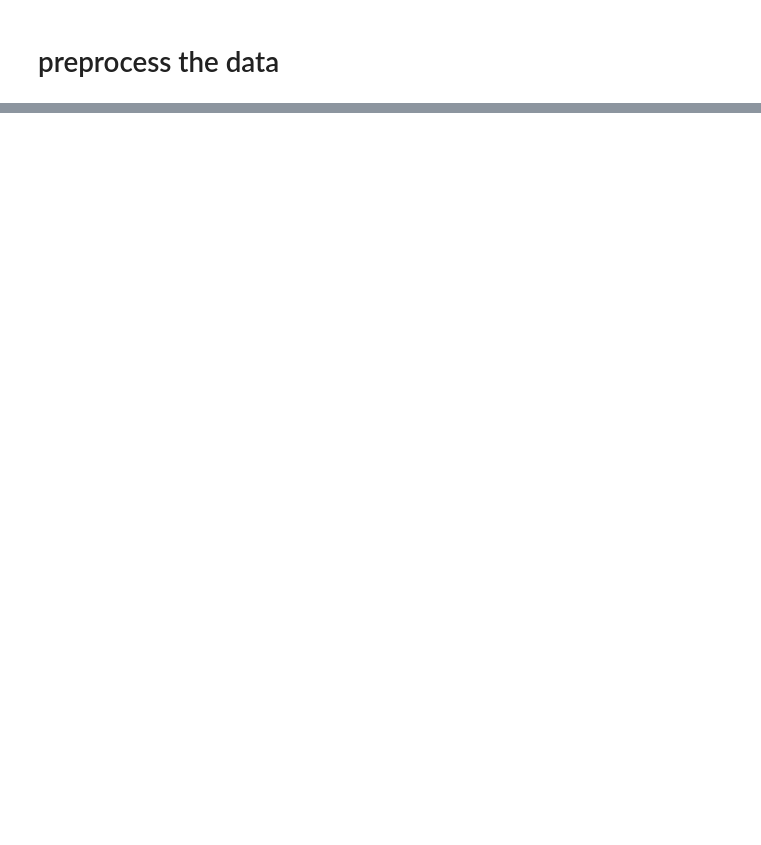
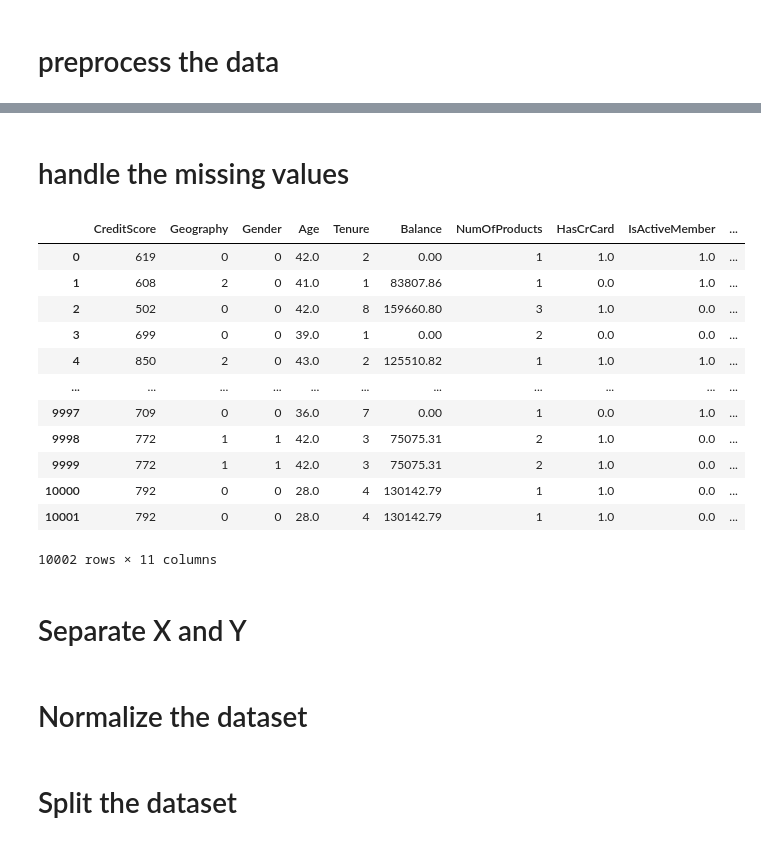
Before and after one commit to minhaz1172/Customer_Churn_Prediction-ML-, a Jupyter notebook: Customer_Churn_ipynb.ipynb, the cells around one changed output, grey strips where cells are left out. Drawn from its saved outputs; the diff is of its cells as text; code cells hidden in the pictures; blank space fills up the shorter version.

```diff
--- a/Customer_Churn_ipynb.ipynb
+++ b/Customer_Churn_ipynb.ipynb
@@ -116,3 +116,9 @@ df.describe()
 | max | 850.000000 | 92.000000 | 10.000000 | 250898.090000 | 4.000000 | 1.000000 | 1.000000 | 199992.480000 | ... |
 # %% [markdown]
 # preprocess the data
+# %%
+from sklearn.preprocessing import LabelEncoder
+le = LabelEncoder()
+for column in df.columns:
+    if df[column].dtype == 'object':  # Check if the column is categorical
+        df[column] = le.fit_transform(df[column])
@@ -118,0 +141,2 @@ df.describe()
+# %% [markdown]
+# handle the missing values
@@ -118,0 +147,18 @@ df.describe()
+# %%
+df
+# %% [output]
+|  | CreditScore | Geography | Gender | Age | Tenure | Balance | NumOfProducts | HasCrCard | IsActiveMember | ... |
+| 0 | 619 | 0 | 0 | 42.0 | 2 | 0.00 | 1 | 1.0 | 1.0 | ... |
+| 1 | 608 | 2 | 0 | 41.0 | 1 | 83807.86 | 1 | 0.0 | 1.0 | ... |
+| 2 | 502 | 0 | 0 | 42.0 | 8 | 159660.80 | 3 | 1.0 | 0.0 | ... |
+| 3 | 699 | 0 | 0 | 39.0 | 1 | 0.00 | 2 | 0.0 | 0.0 | ... |
+| 4 | 850 | 2 | 0 | 43.0 | 2 | 125510.82 | 1 | 1.0 | 1.0 | ... |
+| ... | ... | ... | ... | ... | ... | ... | ... | ... | ... | ... |
+| 9997 | 709 | 0 | 0 | 36.0 | 7 | 0.00 | 1 | 0.0 | 1.0 | ... |
+| 9998 | 772 | 1 | 1 | 42.0 | 3 | 75075.31 | 2 | 1.0 | 0.0 | ... |
+| 9999 | 772 | 1 | 1 | 42.0 | 3 | 75075.31 | 2 | 1.0 | 0.0 | ... |
+| 10000 | 792 | 0 | 0 | 28.0 | 4 | 130142.79 | 1 | 1.0 | 0.0 | ... |
+| 10001 | 792 | 0 | 0 | 28.0 | 4 | 130142.79 | 1 | 1.0 | 0.0 | ... |
+10002 rows × 11 columns
+# %% [markdown]
+# Separate X and Y
@@ -118,0 +168,2 @@ df.describe()
+# %% [markdown]
+# Normalize the dataset
@@ -118,0 +174,2 @@ df.describe()
+# %% [markdown]
+# Split the dataset
```
Also changed, not shown: parts of 6 cells of this notebook.
